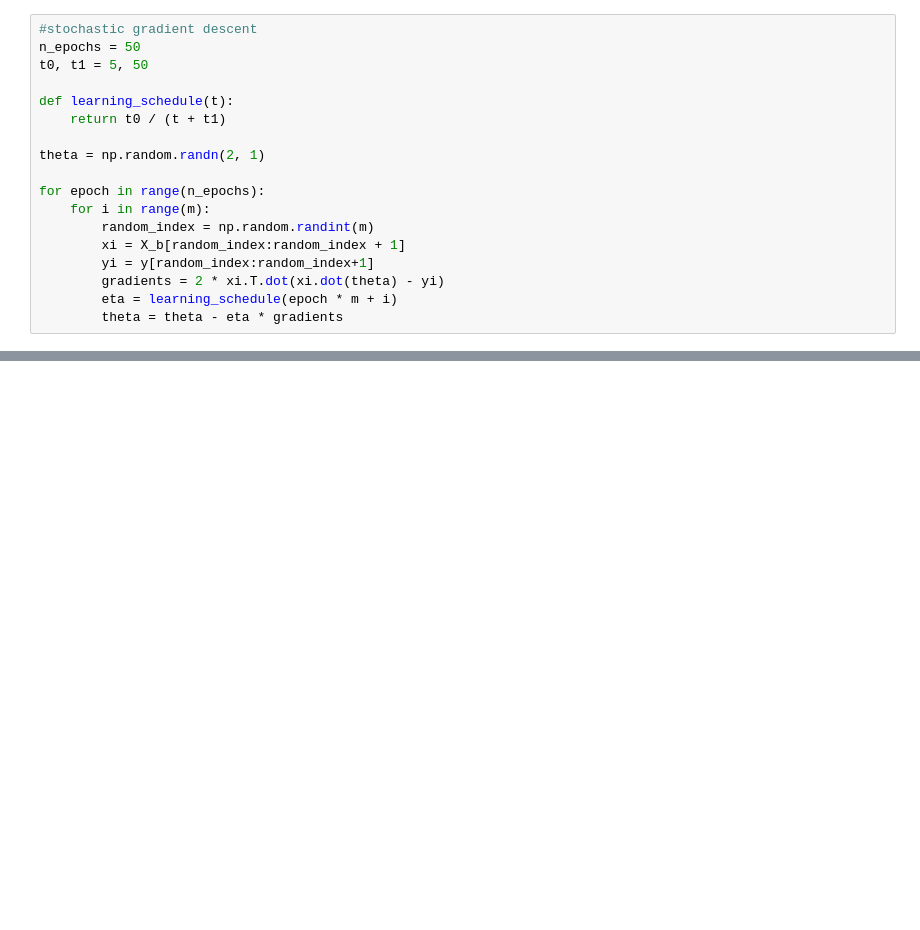
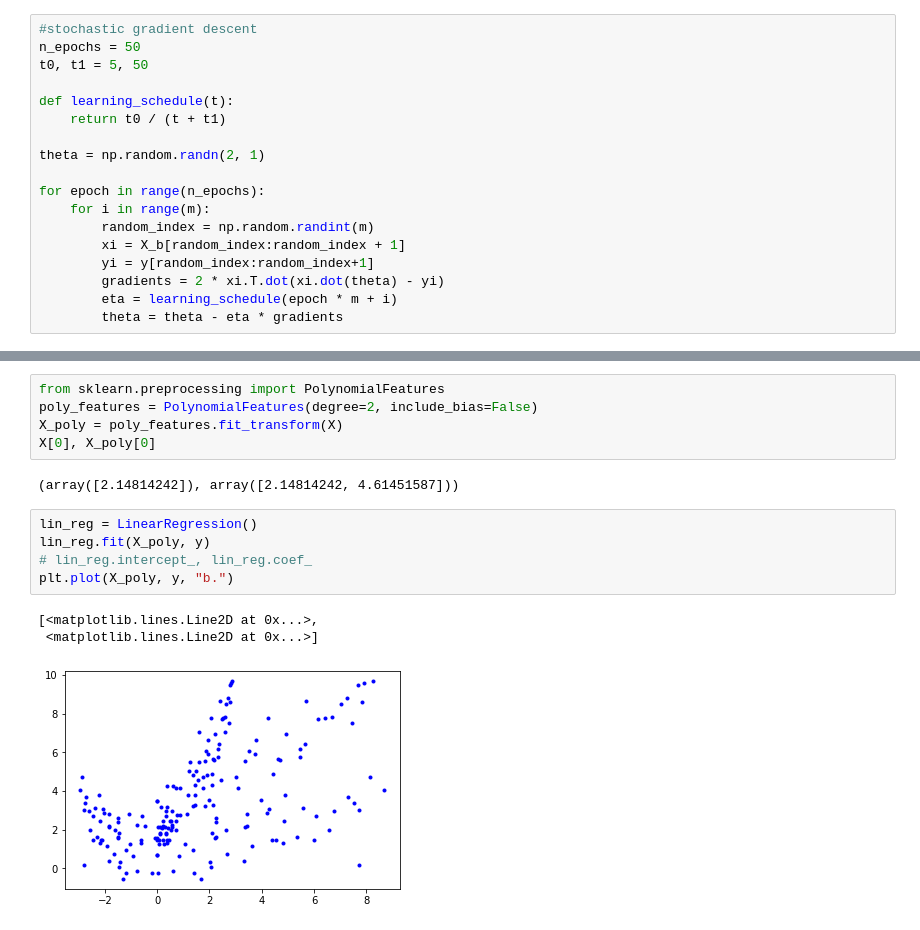
Before and after one commit to ohn0/Machine-learning-notebook, a Jupyter notebook: chapter-4.ipynb, the cells around one changed output, grey strips where cells are left out. Drawn from its saved outputs; the diff is of its cells as text; blank space fills up the shorter version.

```diff
--- a/chapter-4.ipynb
+++ b/chapter-4.ipynb
@@ -58,0 +93,16 @@ for epoch in range(n_epochs):
+# %%
+from sklearn.preprocessing import PolynomialFeatures
+poly_features = PolynomialFeatures(degree=2, include_bias=False)
+X_poly = poly_features.fit_transform(X)
+X[0], X_poly[0]
+# %% [output]
+(array([2.14814242]), array([2.14814242, 4.61451587]))
+# %%
+lin_reg = LinearRegression()
+lin_reg.fit(X_poly, y)
+# lin_reg.intercept_, lin_reg.coef_
+plt.plot(X_poly, y, "b.")
+# %% [output]
+[<matplotlib.lines.Line2D at 0x...>,
+ <matplotlib.lines.Line2D at 0x...>]
+[figure, added]
```
Also changed, not shown: parts of 24 cells of this notebook.
